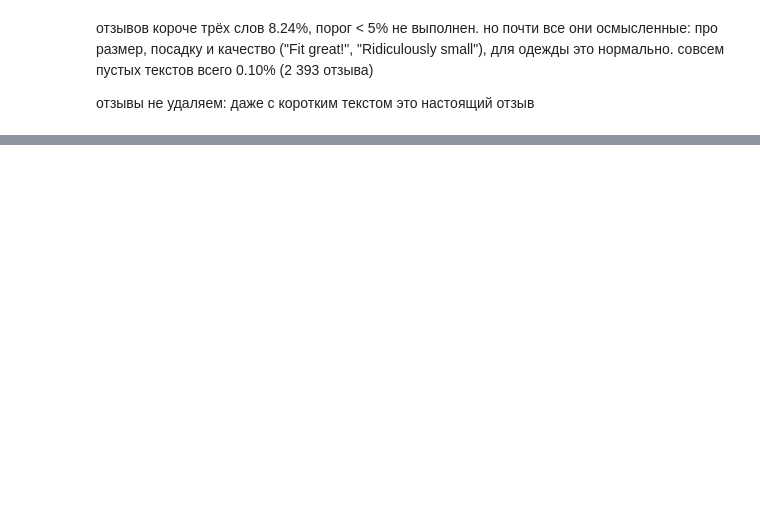
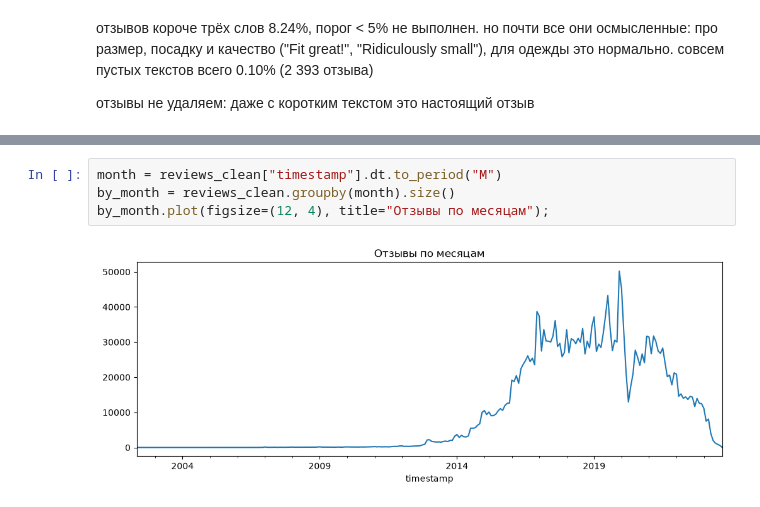
Before and after one commit to LevKhoriak/hse-ai-26-recsys-team-120, a Jupyter notebook: notebooks/eda_stage1.ipynb, the cells around one changed output, grey strips where cells are left out. Saved outputs shown, nothing was run; the diff lists cells and outputs as text; blank space fills up the shorter version.

```diff
--- a/notebooks/eda_stage1.ipynb
+++ b/notebooks/eda_stage1.ipynb
@@ -482,0 +606,6 @@ pd.DataFrame(results)
+# %%
+month = reviews_clean["timestamp"].dt.to_period("M")
+by_month = reviews_clean.groupby(month).size()
+by_month.plot(figsize=(12, 4), title="Отзывы по месяцам");
+# %% [output]
+[figure, added]
```
Also changed, not shown: parts of 58 cells of this notebook.
